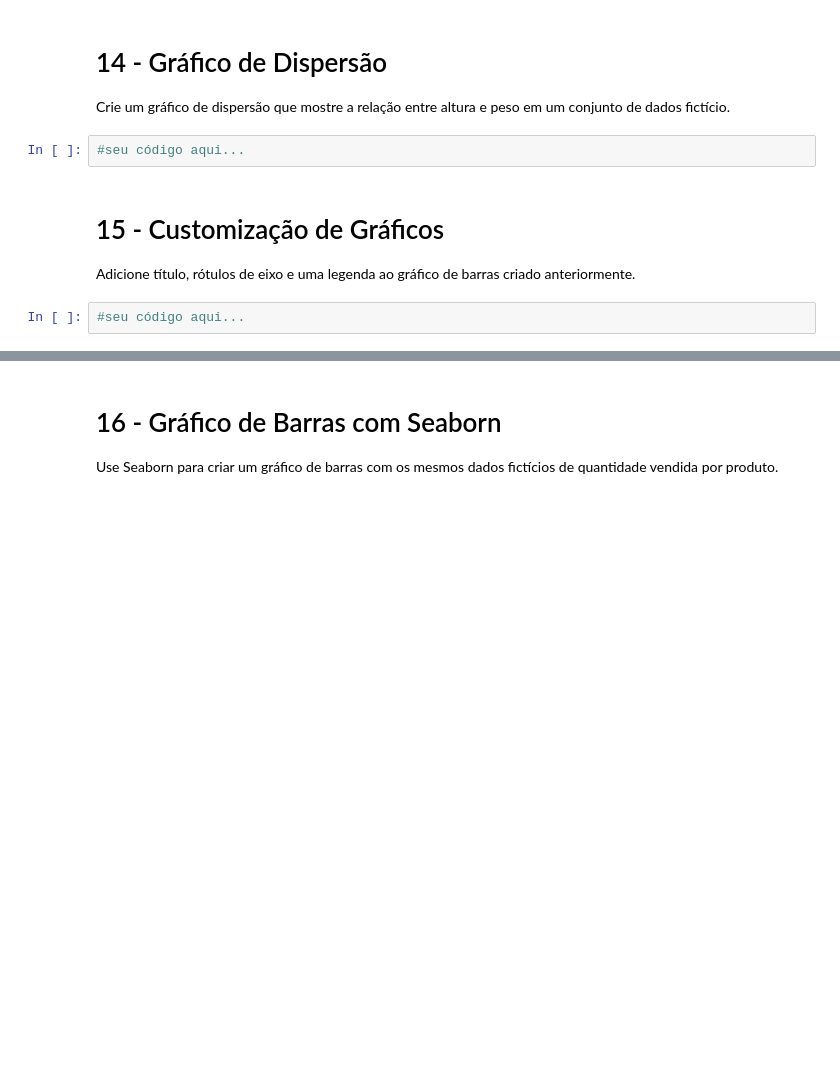
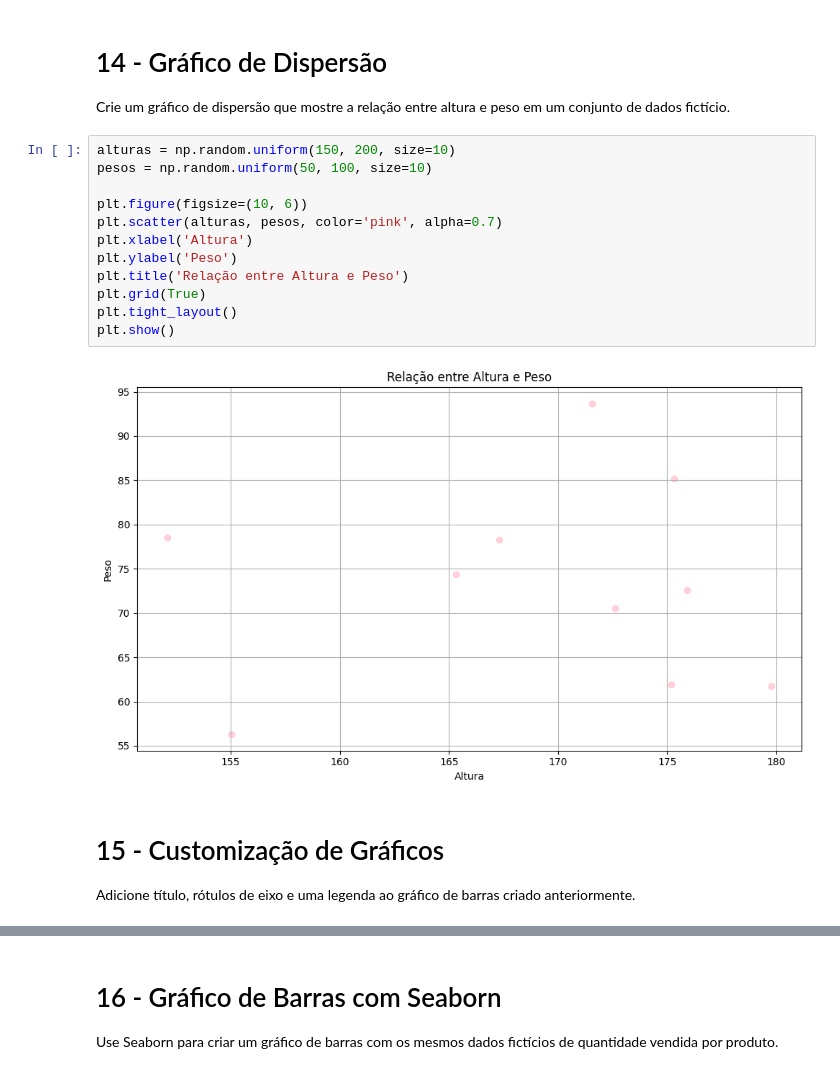
Before and after one commit to nathaliadutra15/disc_mineracao_dados, a Jupyter notebook: lista1.ipynb, the cells around one changed output, grey strips where cells are left out. Drawn from its saved outputs; the diff is of its cells as text; blank space fills up the shorter version.

```diff
--- a/lista1.ipynb
+++ b/lista1.ipynb
@@ -90,11 +304,21 @@ Crie um histograma para mostrar a distribuição de idades em um conjunto de dad
 # 14 - Gráfico de Dispersão
 
 Crie um gráfico de dispersão que mostre a relação entre altura e peso em um conjunto de dados fictício.
-# %%
-#seu código aqui...
+# %%
+alturas = np.random.uniform(150, 200, size=10)
+pesos = np.random.uniform(50, 100, size=10)
+
+plt.figure(figsize=(10, 6))
+plt.scatter(alturas, pesos, color='pink', alpha=0.7)
+plt.xlabel('Altura')
+plt.ylabel('Peso')
+plt.title('Relação entre Altura e Peso')
+plt.grid(True)
+plt.tight_layout()
+plt.show()
+# %% [output]
+[figure, added]
 # %% [markdown]
 # 15 - Customização de Gráficos
 
 Adicione título, rótulos de eixo e uma legenda ao gráfico de barras criado anteriormente.
-# %%
-#seu código aqui...
```
Also changed, not shown: parts of 37 cells of this notebook.
